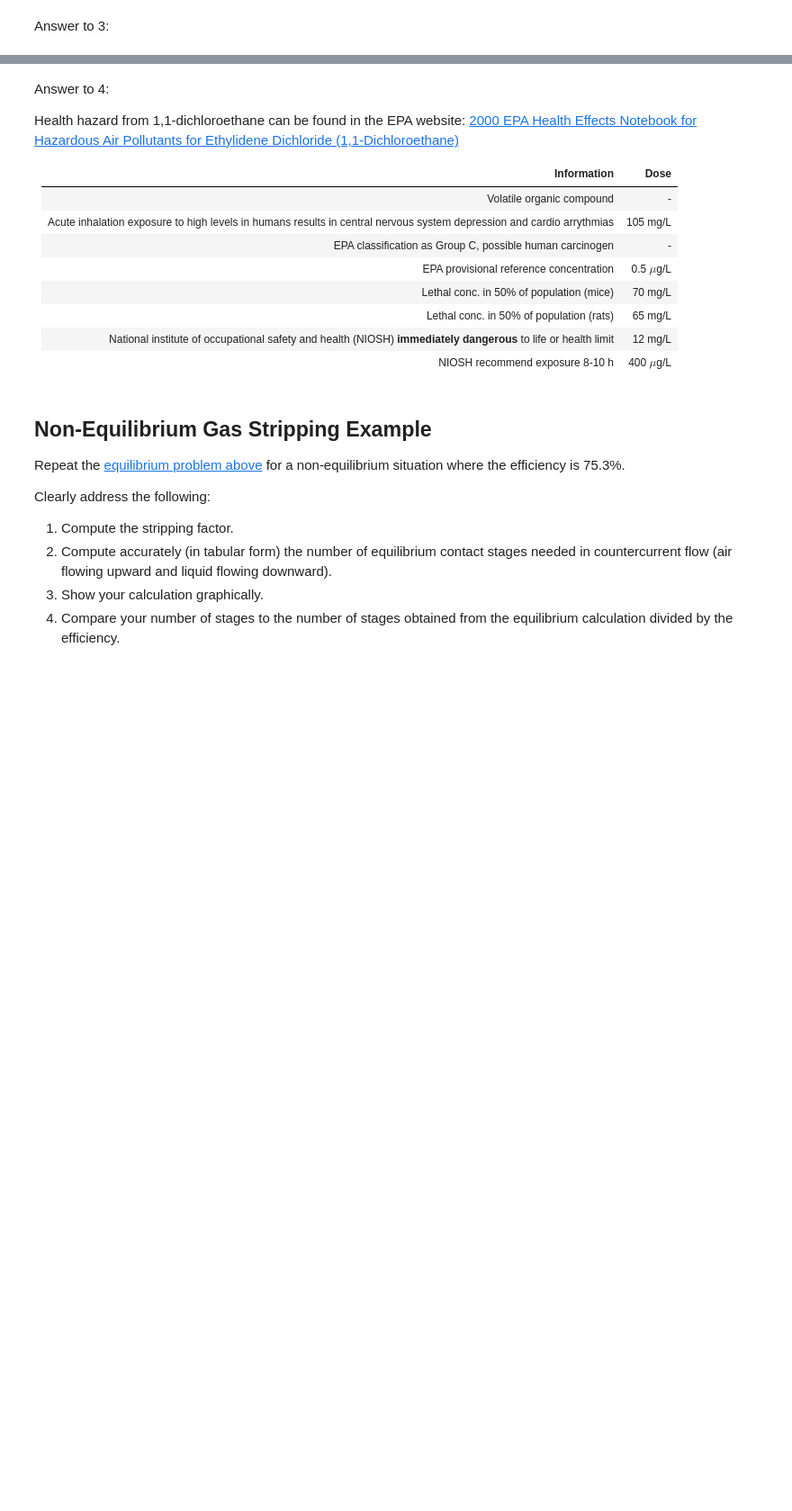
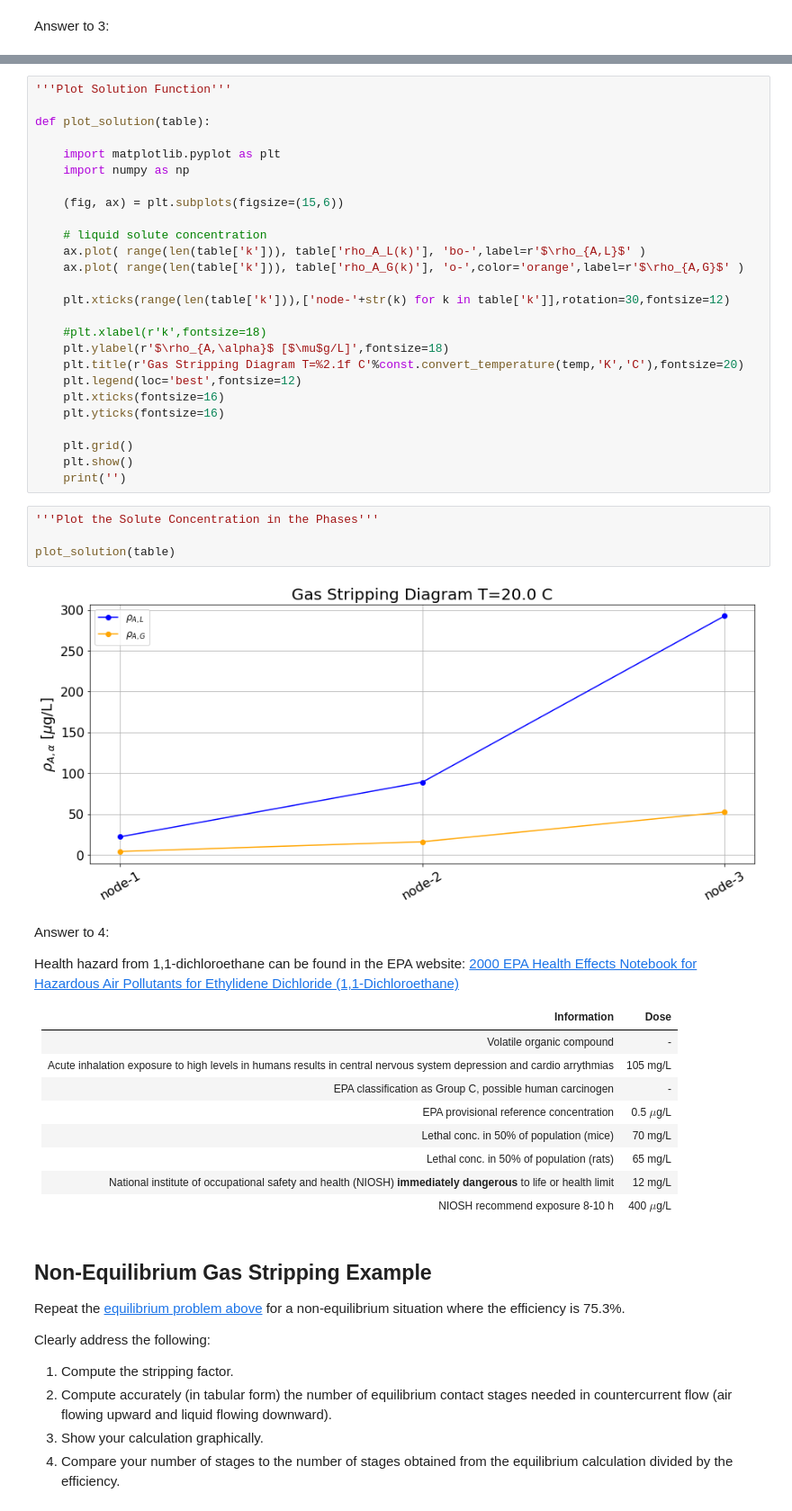
Before and after one commit to dpploy/engy-5140, a Jupyter notebook: notebooks/03-gas-absorption.ipynb, the cells around one changed output, grey strips where cells are left out. Shown: that part at 90% size. Drawn from its saved outputs; the diff is of its cells as text; blank space fills up the shorter version.

```diff
--- a/notebooks/03-gas-absorption.ipynb
+++ b/notebooks/03-gas-absorption.ipynb
@@ -208,3 +213,35 @@ plot_diagram(xpts,ypts)
+# %%
+'''Plot Solution Function'''
+
+def plot_solution(table):
+
+    import matplotlib.pyplot as plt
+    import numpy as np
+
+    (fig, ax) = plt.subplots(figsize=(15,6))
+
+    # liquid solute concentration
+    ax.plot( range(len(table['k'])), table['rho_A_L(k)'], 'bo-',label=r'$\rho_{A,L}$' )
+    ax.plot( range(len(table['k'])), table['rho_A_G(k)'], 'o-',color='orange',label=r'$\rho_{A,G}$' )
+
+    plt.xticks(range(len(table['k'])),['node-'+str(k) for k in table['k']],rotation=30,fontsize=12)
+
+    #plt.xlabel(r'k',fontsize=18)
+    plt.ylabel(r'$\rho_{A,\alpha}$ [$\mu$g/L]',fontsize=18)
+    plt.title(r'Gas Stripping Diagram T=%2.1f C'%const.convert_temperature(temp,'K','C'),fontsize=20)
+    plt.legend(loc='best',fontsize=12)
+    plt.xticks(fontsize=16)
+    plt.yticks(fontsize=16)
+
+    plt.grid()
+    plt.show()
+    print('')
+# %%
+'''Plot the Solute Concentration in the Phases'''
+
+plot_solution(table)
+# %% [output]
+[figure, added]
 # %% [markdown]
 Answer to 4:
 
```
Also changed, not shown: parts of 7 cells of this notebook, 1 other file.
